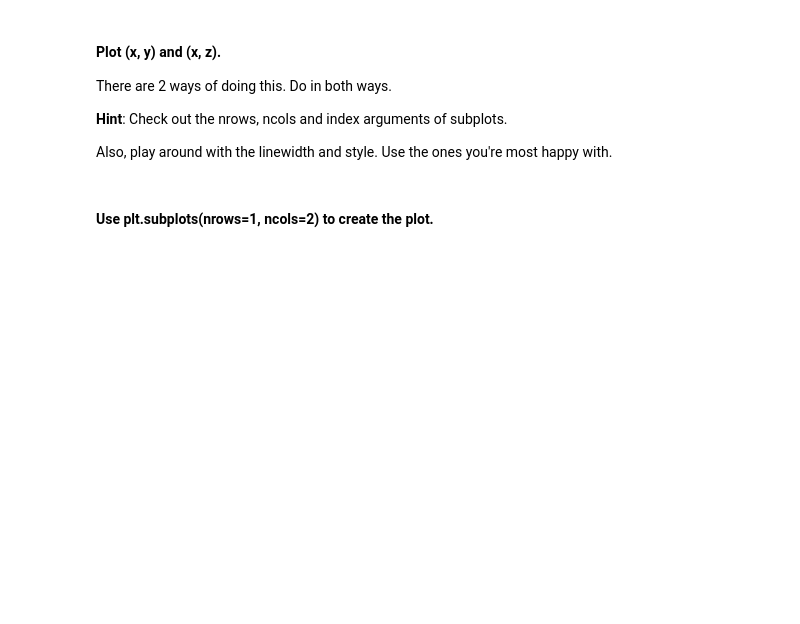
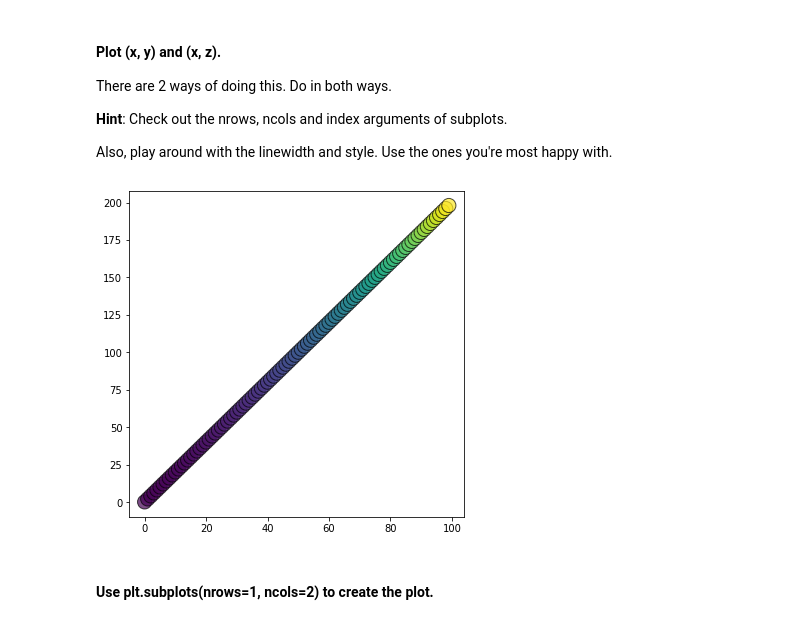
Before and after one commit to ta-datapt-bcn/lab-matplotlib-seaborn, a Jupyter notebook: your-code/main.ipynb, the cells around one changed output. Drawn from its saved outputs; the diff is of its cells as text; code cells hidden in the pictures; blank space fills up the shorter version.

```diff
--- a/your-code/main.ipynb
+++ b/your-code/main.ipynb
@@ -28,3 +27,10 @@ Also, play around with the linewidth and style. Use the ones you're most happy w
+# %%
+# Method 1
+fig = plt.figure(figsize=(6, 6))
+plt.scatter(x, y, linewidths=1, alpha=.7, edgecolor='k', s = 200, c=z)
+plt.show()
+# %% [output]
+[figure, added]
 # %% [markdown]
 #### Use plt.subplots(nrows=1, ncols=2) to create the plot.
 # %%
```
Also changed, not shown: parts of 3 cells of this notebook.
